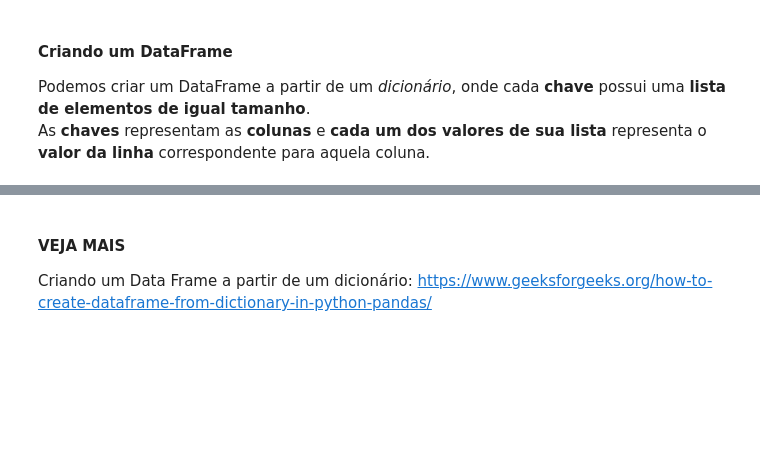
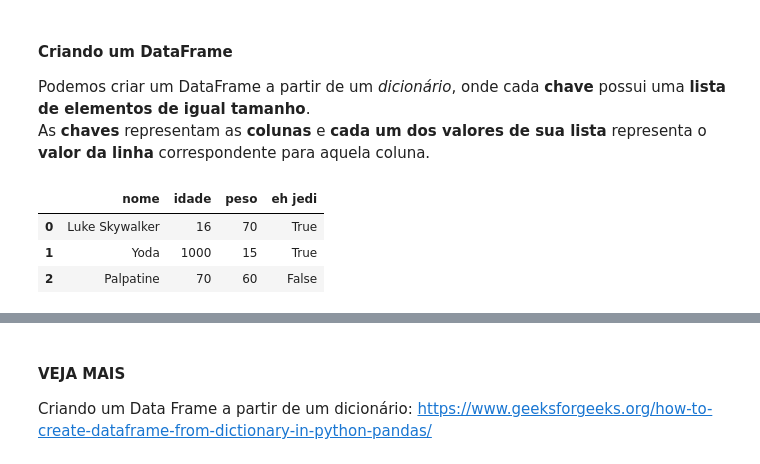
Before and after one commit to enzortorres/python, a Jupyter notebook: estudos/pandas/exercicios/manipulacao_de_dados_codigo_base.ipynb, the cells around one changed output, grey strips where cells are left out. Saved outputs shown, nothing was run; the diff lists cells and outputs as text; code cells hidden in the pictures; blank space fills up the shorter version.

Commit message:
studying pandas dataframe

```diff
--- a/estudos/pandas/exercicios/manipulacao_de_dados_codigo_base.ipynb
+++ b/estudos/pandas/exercicios/manipulacao_de_dados_codigo_base.ipynb
@@ -141,11 +151,25 @@ Podemos acessar as **dimensões do Data Frame** (número de linhas x número de
 Podemos criar um DataFrame a partir de um _dicionário_, onde cada **chave** possui uma **lista de elementos de igual tamanho**.<br/>
 As **chaves** representam as **colunas** e **cada um dos valores de sua lista** representa o **valor da linha** correspondente para aquela coluna.
 # %%
-alunos_df = pd.DataFrame({
+# nome, idade, peso, eh jedi
+
+personagens_df = pd.DataFrame({
+    'nome': ['Luke Skywalker', 'Yoda', 'Palpatine'],
+    'idade': [16, 1000, 70],
+    'peso': [70, 15, 60],
+    'eh jedi': [True, True, False]
+})
+
+personagens_df = pd.DataFrame({
     'nome': ['Luke Skywalker', 'Yoda', 'Palpatine'],
     'idade': [16, 1000, 70],
     'peso': [70, 15, 60],
     'eh jedi': [True, True, False]  # o nome das colunas podem ter espaços
 })
 # %%
-alunos_df
+personagens_df
+# %% [output]
+|  | nome | idade | peso | eh jedi |
+| 0 | Luke Skywalker | 16 | 70 | True |
+| 1 | Yoda | 1000 | 15 | True |
+| 2 | Palpatine | 70 | 60 | False |
```
Also changed, not shown: parts of 16 cells of this notebook, 1 other file.
